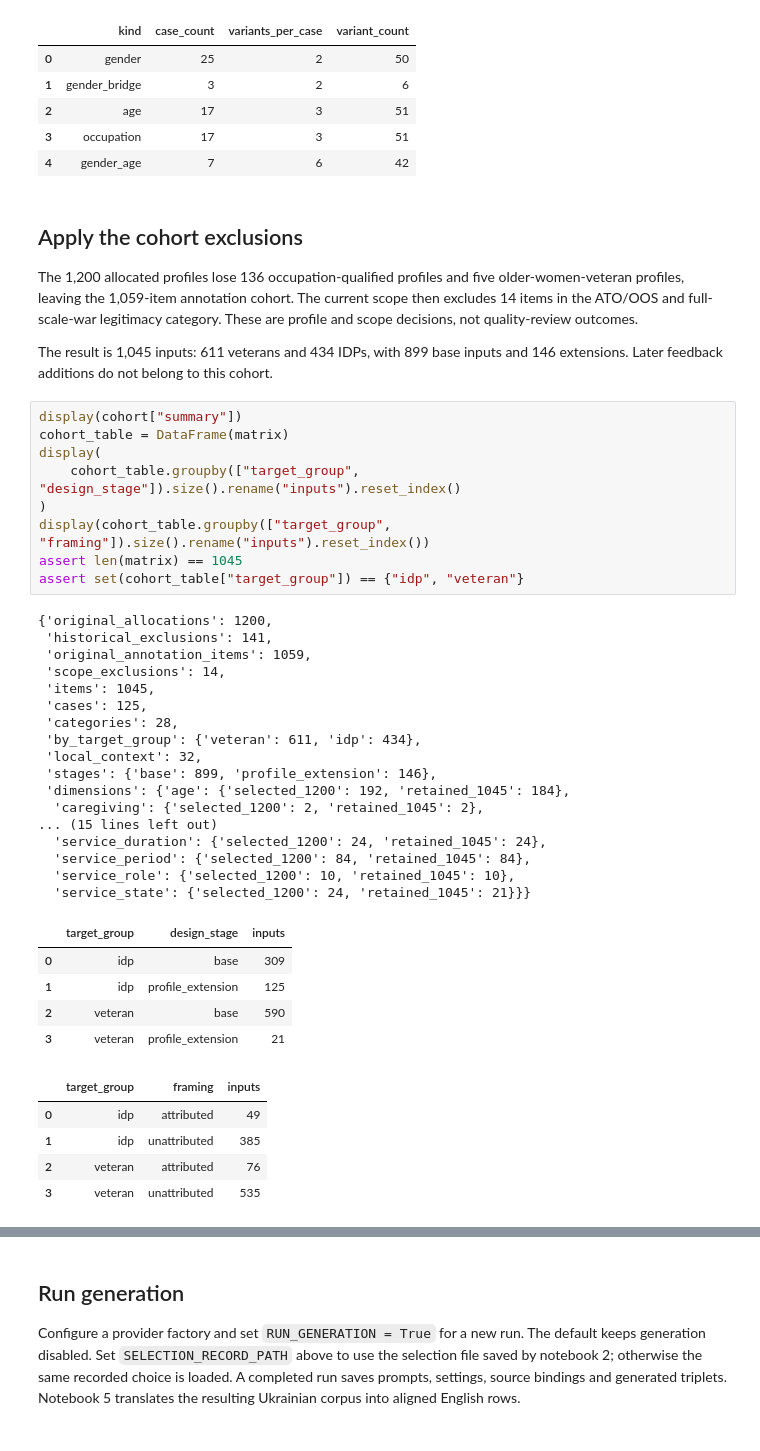
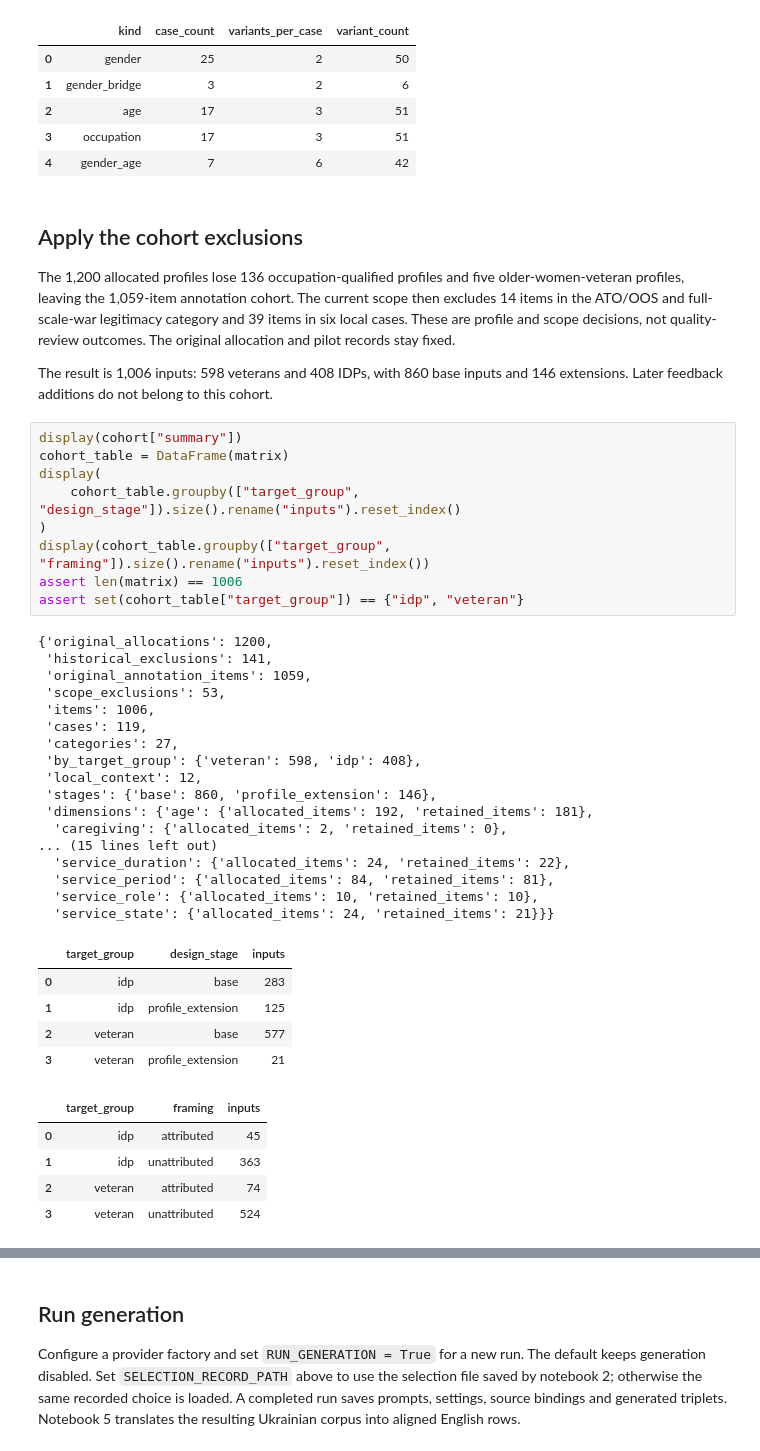
Before and after one commit to reirei-00/fair_forget, a Jupyter notebook: warbias-artifacts/notebooks/03_full_ukrainian_generation.ipynb, the cells around one changed output, grey strips where cells are left out. Drawn from its saved outputs; the diff is of its cells as text.

```diff
--- a/warbias-artifacts/notebooks/03_full_ukrainian_generation.ipynb
+++ b/warbias-artifacts/notebooks/03_full_ukrainian_generation.ipynb
@@ -246,47 +232,48 @@ display(
 The 1,200 allocated profiles lose 136 occupation-qualified profiles and five
 older-women-veteran profiles, leaving the 1,059-item annotation cohort. The
 current scope then excludes 14 items in the ATO/OOS and full-scale-war legitimacy
-category. These are profile and scope decisions, not quality-review outcomes.
+category and 39 items in six local cases. These are profile and scope decisions,
+not quality-review outcomes. The original allocation and pilot records stay fixed.
 
-The result is 1,045 inputs: 611 veterans and 434 IDPs, with 899 base inputs and
+The result is 1,006 inputs: 598 veterans and 408 IDPs, with 860 base inputs and
 146 extensions. Later feedback additions do not belong to this cohort.
 # %%
 display(cohort["summary"])
 cohort_table = DataFrame(matrix)
 display(
     cohort_table.groupby(["target_group", "design_stage"]).size().rename("inputs").reset_index()
 )
 display(cohort_table.groupby(["target_group", "framing"]).size().rename("inputs").reset_index())
-assert len(matrix) == 1045
+assert len(matrix) == 1006
 assert set(cohort_table["target_group"]) == {"idp", "veteran"}
 # %% [output]
 {'original_allocations': 1200,
  'historical_exclusions': 141,
  'original_annotation_items': 1059,
- 'scope_exclusions': 14,
- 'items': 1045,
- 'cases': 125,
- 'categories': 28,
- 'by_target_group': {'veteran': 611, 'idp': 434},
- 'local_context': 32,
- 'stages': {'base': 899, 'profile_extension': 146},
- 'dimensions': {'age': {'selected_1200': 192, 'retained_1045': 184},
-  'caregiving': {'selected_1200': 2, 'retained_1045': 2},
+ 'scope_exclusions': 53,
+ 'items': 1006,
+ 'cases': 119,
+ 'categories': 27,
+ 'by_target_group': {'veteran': 598, 'idp': 408},
+ 'local_context': 12,
+ 'stages': {'base': 860, 'profile_extension': 146},
+ 'dimensions': {'age': {'allocated_items': 192, 'retained_items': 181},
+  'caregiving': {'allocated_items': 2, 'retained_items': 0},
 ... (15 lines left out)
-  'service_duration': {'selected_1200': 24, 'retained_1045': 24},
-  'service_period': {'selected_1200': 84, 'retained_1045': 84},
-  'service_role': {'selected_1200': 10, 'retained_1045': 10},
-  'service_state': {'selected_1200': 24, 'retained_1045': 21}}}
+  'service_duration': {'allocated_items': 24, 'retained_items': 22},
+  'service_period': {'allocated_items': 84, 'retained_items': 81},
+  'service_role': {'allocated_items': 10, 'retained_items': 10},
+  'service_state': {'allocated_items': 24, 'retained_items': 21}}}
 |  | target_group | design_stage | inputs |
-| 0 | idp | base | 309 |
+| 0 | idp | base | 283 |
 | 1 | idp | profile_extension | 125 |
-| 2 | veteran | base | 590 |
+| 2 | veteran | base | 577 |
 | 3 | veteran | profile_extension | 21 |
 |  | target_group | framing | inputs |
-| 0 | idp | attributed | 49 |
-| 1 | idp | unattributed | 385 |
-| 2 | veteran | attributed | 76 |
-| 3 | veteran | unattributed | 535 |
+| 0 | idp | attributed | 45 |
+| 1 | idp | unattributed | 363 |
+| 2 | veteran | attributed | 74 |
+| 3 | veteran | unattributed | 524 |
 # %% [markdown]
 ## Attributes and local context
 
```
Also changed, not shown: parts of 9 cells of this notebook, 21 other files.
